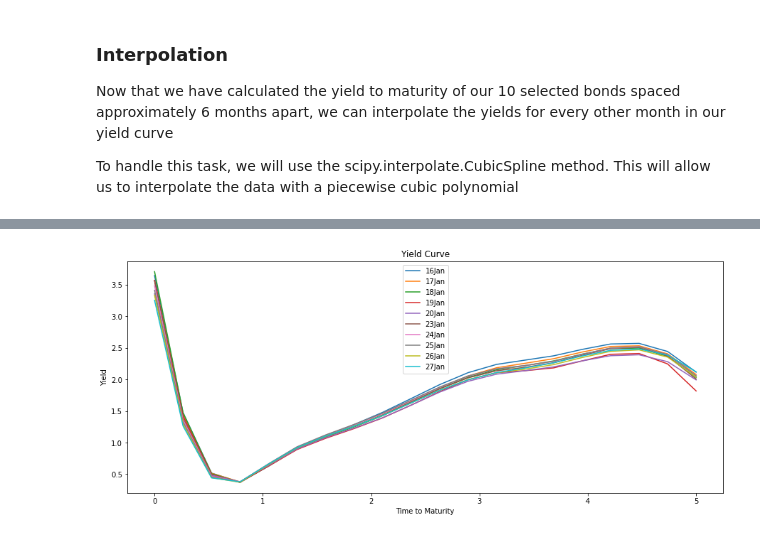
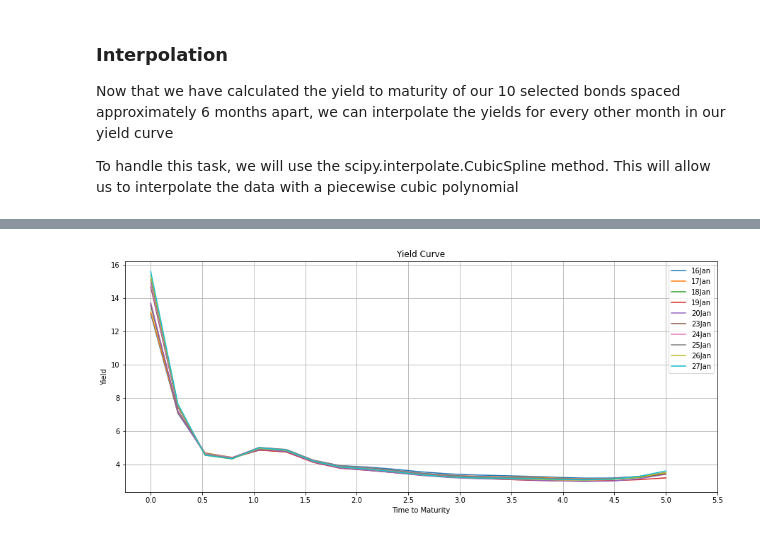
Before and after one commit to Sampie314/yieldcurve-apm466a1-repo, a Jupyter notebook: main.ipynb, the cells around one changed output, grey strips where cells are left out. Cells and saved outputs as stored; diff of their text form; code cells hidden in the pictures.

Commit message:
added spot curve

```diff
--- a/main.ipynb
+++ b/main.ipynb
@@ -87,7 +87,9 @@ dfs[0]
 # calculate ytm of all 0 coupon bonds (ttm < 0.5) located in first row of each df in dfs
 for df in dfs:
     df.insert(len(df.columns), "ytm", " ")
-    df.at[0, 'ytm'] = -(np.log(df.iloc[0]['close']/100)/df.iloc[0]['ttm'])
+    coupon = float(df.iloc[0]['coupon'][:-2])/2
+    # print(coupon)
+    df.at[0, 'ytm'] = -(np.log(df.iloc[0]['close']/(100+coupon))/df.iloc[0]['ttm'])
 dfs[1]
 # %% [output]
 |  | bid | ask | maturity_date | bond_yield | coupon | name | date | close | ttm | ytm |
@@ -122,22 +105,0 @@ We can thus continue this process step by step for each time step of 6 months (1
-# %%
-# calculate ytms for all other bonds
-
-for df in dfs:
-    for i in range(1,10):
-        pi = float(df.iloc[i]['coupon'][:-2])/2 # divide by 2 because this coupon is paid twice a year
-        pn = 100
-        tn = df.iloc[i]['ttm']
-        P = df.iloc[i]['close']
-
-        sumTerm = 0
-        for j in range(1,i):
-            tj = (tn + 0.5 * (i - (j-1)) )
-            r_tj = df.iloc[j]['ytm']
-            sumTerm += pi*math.exp(-r_tj * tj)
-
-        df.at[i, 'ytm'] = ( (np.log(p2) - np.log(P - sumTerm))
-                           /t2 )
-
-for df in dfs:
-    df['ytm'] = df['ytm']*100
-dfs[1]
@@ -155,0 +159,15 @@ dfs[1]
+# %%
+# calculate ytms for all other bonds
+for df in dfs:
+    for i in range(1,10):
+        c = float(df.iloc[i]['coupon'][:-2])/2  # divide by 2 because this coupon is paid twice a year
+        fv = 100
+        tn = df.iloc[i]['ttm']
+        P = df.iloc[i]['close']
+
+        df.at[i, 'ytm'] = calculate_yield(periods = i+1, coupon = c, face_value = fv, price = P,
+                    ttm = tn, error = 0.000001)
+
+for df in dfs:
+    df['ytm'] = df['ytm'] * 100
+dfs[1]
@@ -181,14 +211,16 @@ array([3.64184969, 1.47102464, 0.51751763, 0.37212469, 0.62564187,
 # %%
 dates = ["16Jan", "17Jan", "18Jan", "19Jan", "20Jan", "23Jan", "24Jan", "25Jan", "26Jan", "27Jan"]
 plt.figure(figsize=(15,6))
 
 for ytm,date in zip(interpolated_ytms, dates):
     plt.plot(X, ytm, label= date)
 
 plt.xlabel('Time to Maturity')
 plt.ylabel('Yield')
 plt.title('Yield Curve')
+plt.grid(True)
+plt.xticks(np.arange(min(x), max(x)+1, 0.5))
 plt.legend()
 plt.show()
 # %% [output]
-[figure, old version]
+[figure, new version]
```
Also changed, not shown: parts of 18 cells of this notebook.
